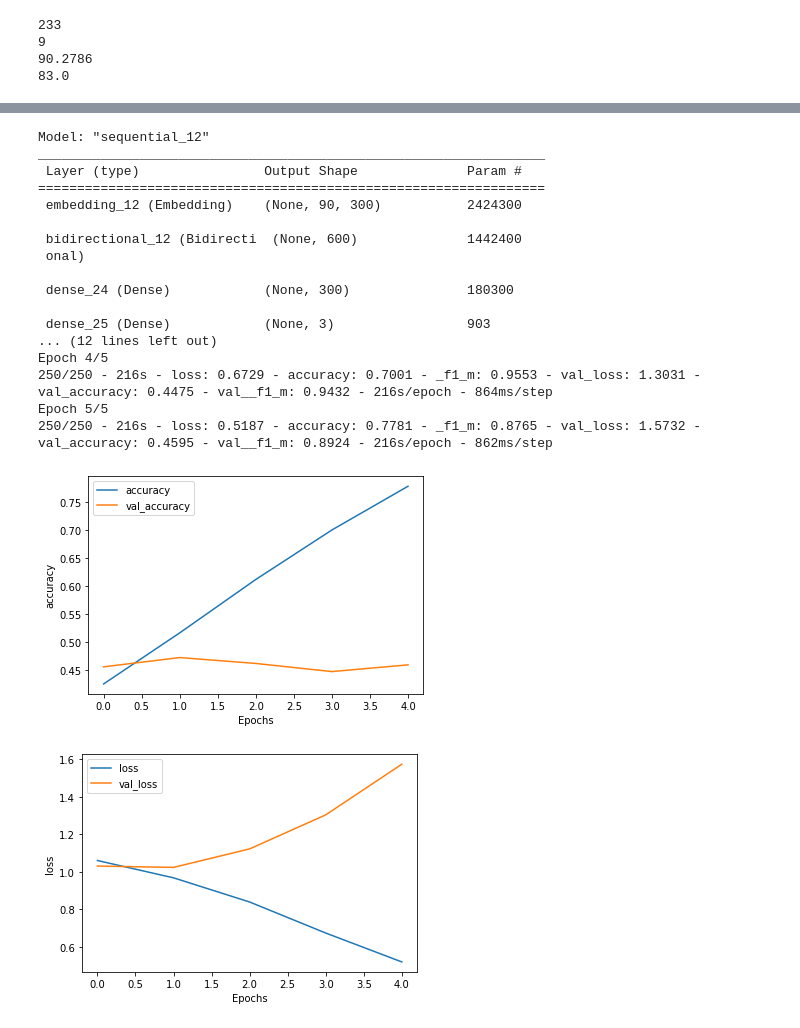
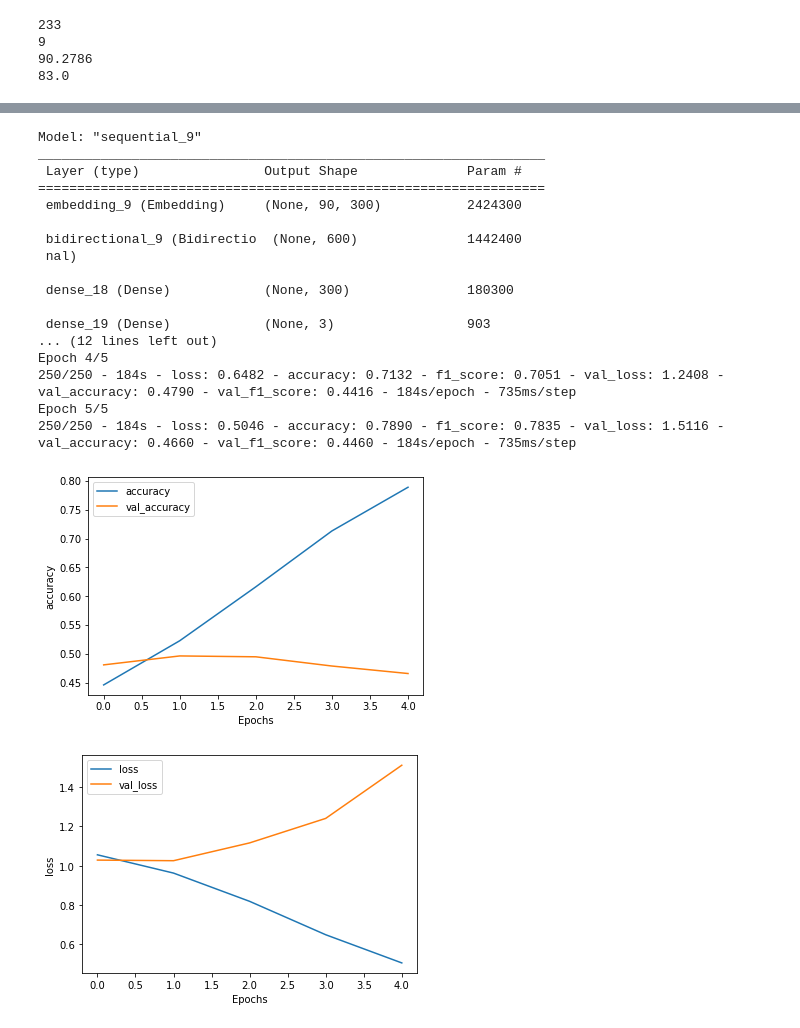
Before and after one commit to Gilone/Calorie-Prediction, a Jupyter notebook: Assignment2_Glove.ipynb, the cells around one changed output, grey strips where cells are left out. Saved outputs shown, nothing was run; the diff lists cells and outputs as text; code cells hidden in the pictures.

```diff
--- a/Assignment2_Glove.ipynb
+++ b/Assignment2_Glove.ipynb
@@ -218,24 +239,24 @@ SC.train(num_epochs=5)
 # %%
-SC = StepsClassifier(steps_articel_train, calorie_level_train, steps_articel_test, calorie_level_test, glove_model=GM, activation='relu', trainable=True, max_length=90)
+SC = StepsClassifier(steps_articel_train, one_hot_calorie_train, steps_articel_test, one_hot_calorie_test, glove_model=GM, activation='relu', trainable=True, max_length=90)
 SC.train(num_epochs=5)
 # %% [output]
-Model: "sequential_12"
+Model: "sequential_9"
 _________________________________________________________________
  Layer (type)                Output Shape              Param #
 =================================================================
- embedding_12 (Embedding)    (None, 90, 300)           2424300
+ embedding_9 (Embedding)     (None, 90, 300)           2424300
 
- bidirectional_12 (Bidirecti  (None, 600)              1442400
- onal)
+ bidirectional_9 (Bidirectio  (None, 600)              1442400
+ nal)
 
- dense_24 (Dense)            (None, 300)               180300
+ dense_18 (Dense)            (None, 300)               180300
 
- dense_25 (Dense)            (None, 3)                 903
+ dense_19 (Dense)            (None, 3)                 903
 ... (12 lines left out)
 Epoch 4/5
-250/250 - 216s - loss: 0.6729 - accuracy: 0.7001 - _f1_m: 0.9553 - val_loss: 1.3031 - val_accuracy: 0.4475 - val__f1_m: 0.9432 - 216s/epoch - 864ms/step
+250/250 - 184s - loss: 0.6482 - accuracy: 0.7132 - f1_score: 0.7051 - val_loss: 1.2408 - val_accuracy: 0.4790 - val_f1_score: 0.4416 - 184s/epoch - 735ms/step
 Epoch 5/5
-250/250 - 216s - loss: 0.5187 - accuracy: 0.7781 - _f1_m: 0.8765 - val_loss: 1.5732 - val_accuracy: 0.4595 - val__f1_m: 0.8924 - 216s/epoch - 862ms/step
+250/250 - 184s - loss: 0.5046 - accuracy: 0.7890 - f1_score: 0.7835 - val_loss: 1.5116 - val_accuracy: 0.4660 - val_f1_score: 0.4460 - 184s/epoch - 735ms/step
-[figure, old version]
+[figure, new version]
-[figure, old version]
+[figure, new version]
 # %%
```
Also changed, not shown: parts of 9 cells of this notebook.
